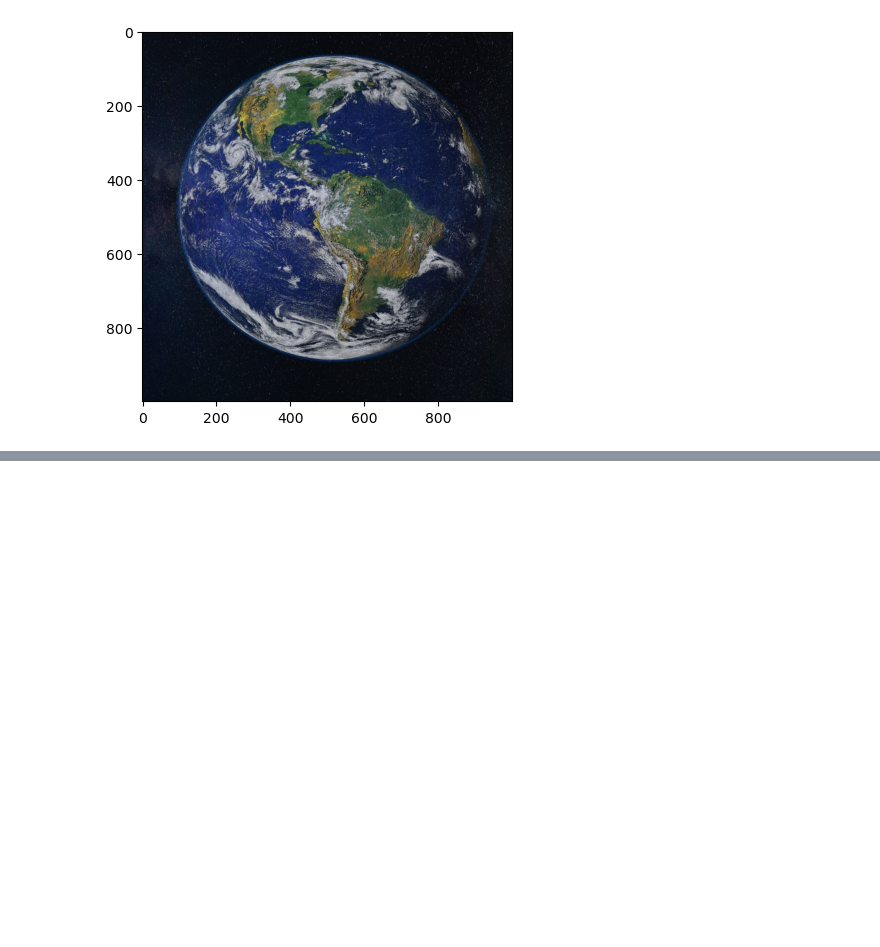
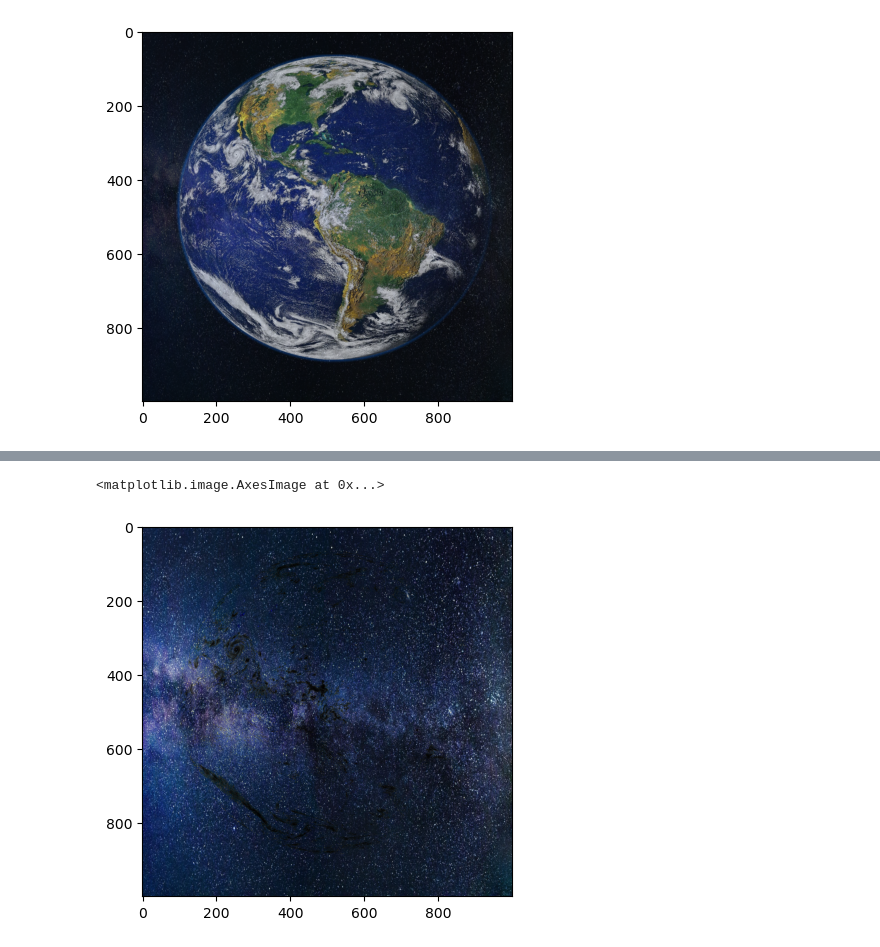
Before and after one commit to Dhruv-Srivastava/Digital-Image-Processing-Coursework, a Jupyter notebook: Week 05/image-arithemetic.ipynb, the cells around one changed output, grey strips where cells are left out. Cells and saved outputs as stored; diff of their text form; code cells hidden in the pictures; blank space fills up the shorter version.

```diff
--- a/Week 05/image-arithemetic.ipynb
+++ b/Week 05/image-arithemetic.ipynb
@@ -52,0 +61,6 @@ plt.imshow(img_add_weighted)
+# %%
+img_background =  cv.subtract(img_add, foreground)
+plt.imshow(img_background)
+# %% [output]
+<matplotlib.image.AxesImage at 0x...>
+[figure, added]
```
Also changed, not shown: parts of 2 cells of this notebook.
